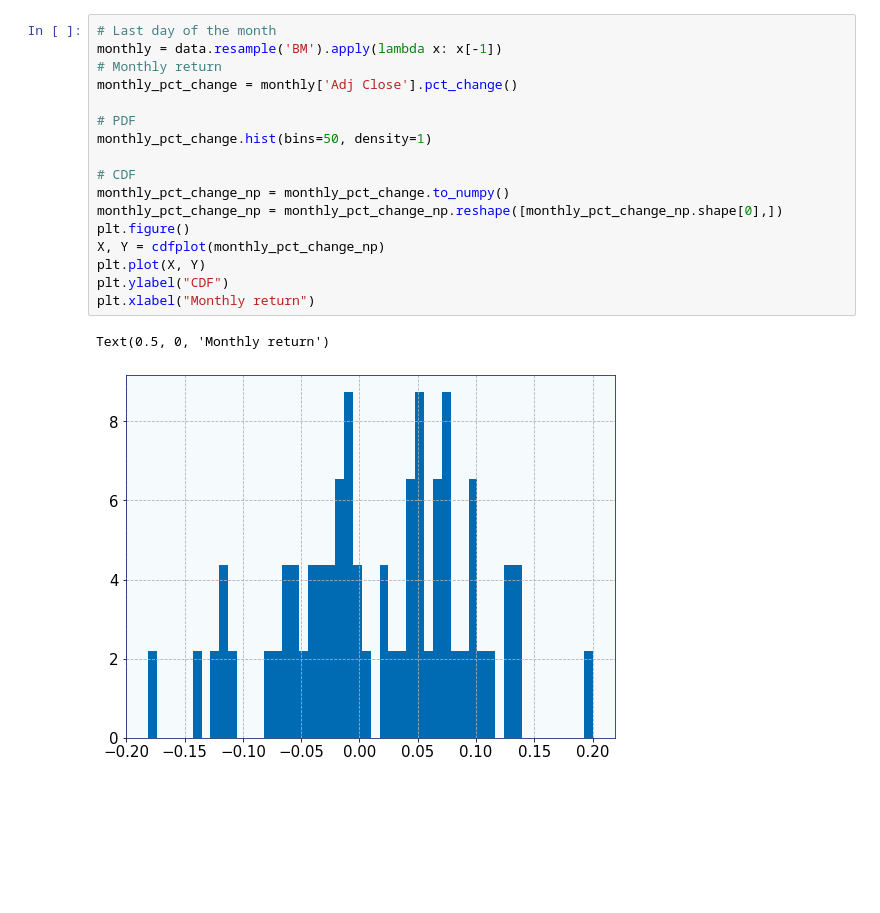
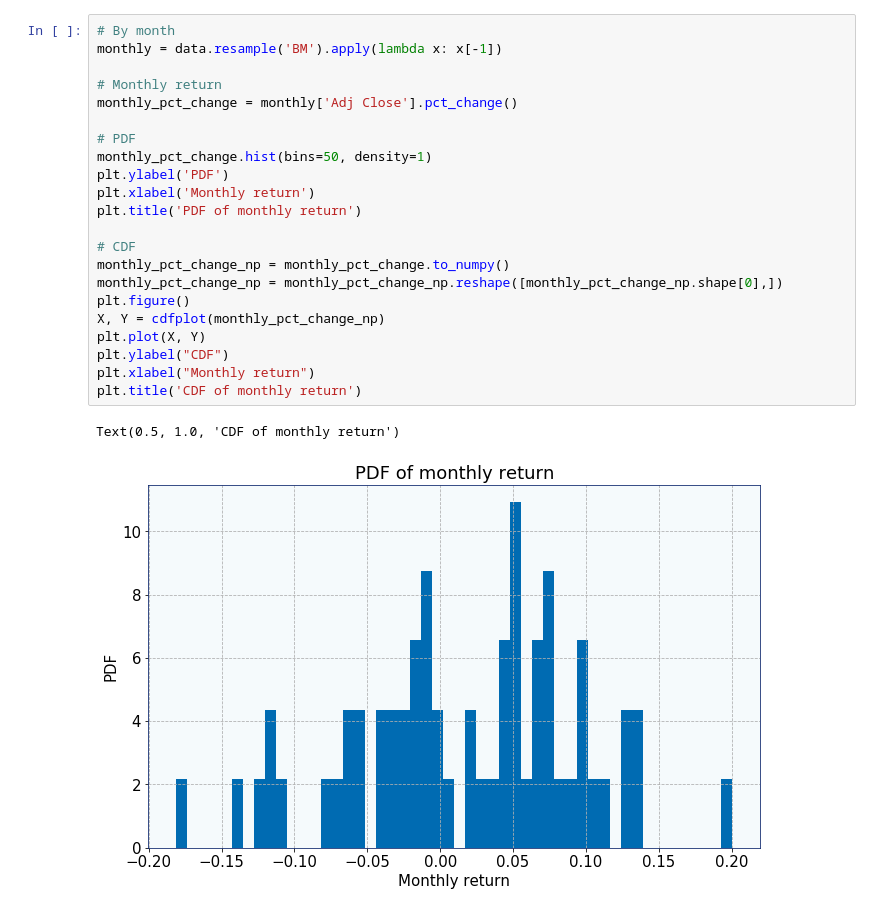
Before and after one commit to nikitataf/stock-data, a Jupyter notebook: apple_stock.ipynb, the cells around one changed output. Saved outputs shown, nothing was run; the diff lists cells and outputs as text; blank space fills up the shorter version.

```diff
--- a/apple_stock.ipynb
+++ b/apple_stock.ipynb
@@ -101,20 +133,25 @@ Name: Adj Close, dtype: float64
 # %%
-# Last day of the month
+# By month
 monthly = data.resample('BM').apply(lambda x: x[-1])
+
 # Monthly return
 monthly_pct_change = monthly['Adj Close'].pct_change()
 
 # PDF
 monthly_pct_change.hist(bins=50, density=1)
+plt.ylabel('PDF')
+plt.xlabel('Monthly return')
+plt.title('PDF of monthly return')
 
 # CDF
 monthly_pct_change_np = monthly_pct_change.to_numpy()
 monthly_pct_change_np = monthly_pct_change_np.reshape([monthly_pct_change_np.shape[0],])
 plt.figure()
 X, Y = cdfplot(monthly_pct_change_np)
 plt.plot(X, Y)
 plt.ylabel("CDF")
 plt.xlabel("Monthly return")
+plt.title('CDF of monthly return')
 # %% [output]
-Text(0.5, 0, 'Monthly return')
+Text(0.5, 1.0, 'CDF of monthly return')
-[figure, old version]
+[figure, new version]
```
Also changed, not shown: parts of 18 cells of this notebook, 4 other files.
